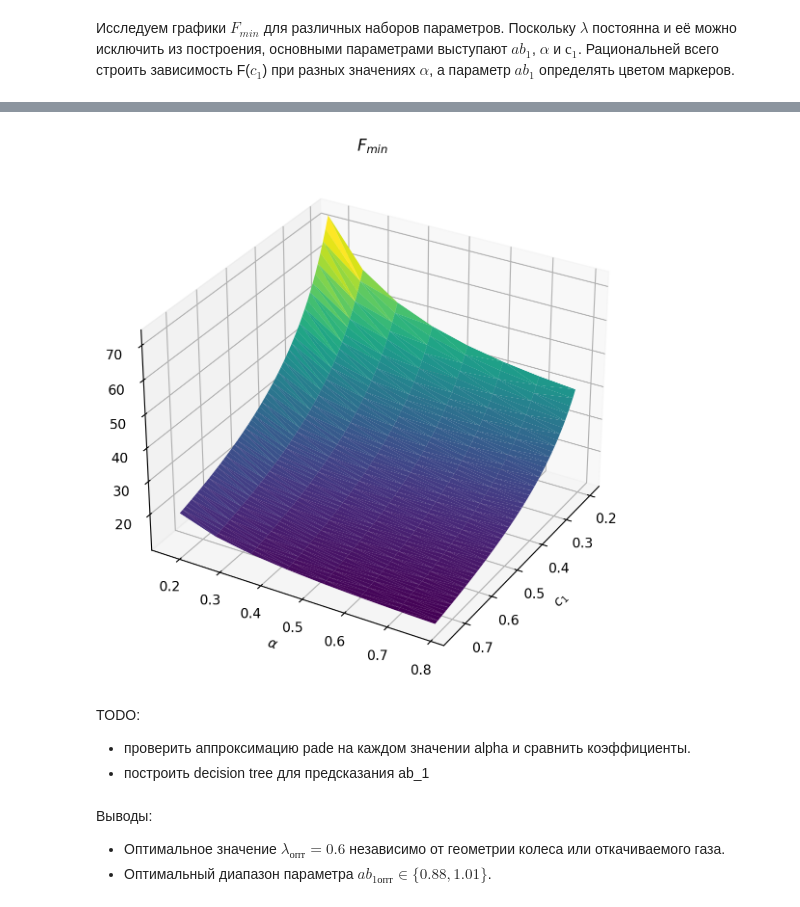
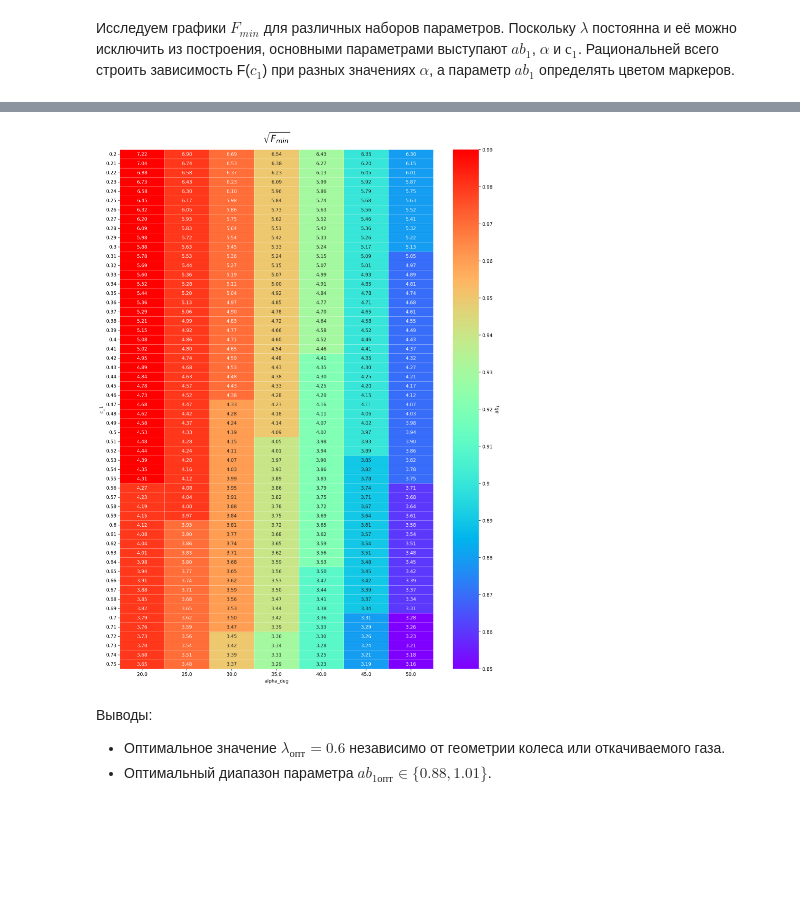
Before and after one commit to VladimirNekrasov98/tmp-optimization-analysis, a Jupyter notebook: EDA and modeling.ipynb, the cells around one changed output, grey strips where cells are left out. Saved outputs shown, nothing was run; the diff lists cells and outputs as text; code cells hidden in the pictures; blank space fills up the shorter version.

```diff
--- a/EDA and modeling.ipynb
+++ b/EDA and modeling.ipynb
@@ -101,13 +210,0 @@ plt.show()
-# %%
-fig, ax = plt.subplots(figsize=(15,7), subplot_kw={'projection': '3d'})
-ax.plot_trisurf(df['c_1'], df['alpha_rad'], df['F_min'],
-                cmap='viridis', ec='none')
-ax.set(xlabel=r'$c_1$', ylabel=r'$\alpha$', title=r'$F_{min}$')
-ax.view_init(30, 30)
-plt.show()
-# %% [output]
-[figure, removed]
-# %% [markdown]
-TODO:
-- проверить аппроксимацию pade на каждом значении alpha и сравнить коэффициенты.
-- построить decision tree для предсказания ab_1
@@ -122,3 +211,18 @@ popt
+# %%
+fig, ax = plt.subplots(figsize=(15, 20))
+df_pivot = df[["c_1", "alpha_deg", "ab_1"]].pivot(
+    index="c_1", columns="alpha_deg", values="ab_1"
+)
+f_1sqrt = np.sqrt(data[:, -1]).reshape(df.c_1.nunique(), df.alpha_deg.nunique())
+ax.set_title(r"$\sqrt{F_{min}}$", y=1.01, fontsize=20)
+ax = sns.heatmap(df_pivot, annot=f_1sqrt, fmt=".2f", lw=0.2, ax=ax, cmap="rainbow")
+cbar = ax.collections[0].colorbar
+cbar.set_ticks(df.ab_1.unique())
+cbar.set_ticklabels([*map(str, df.ab_1.unique())])
+cbar.set_label(r"$ab_1$")
+plt.show()
+# %% [output]
+[figure, added]
 # %% [markdown]
 Выводы:
 
```
Also changed, not shown: parts of 30 cells of this notebook.
